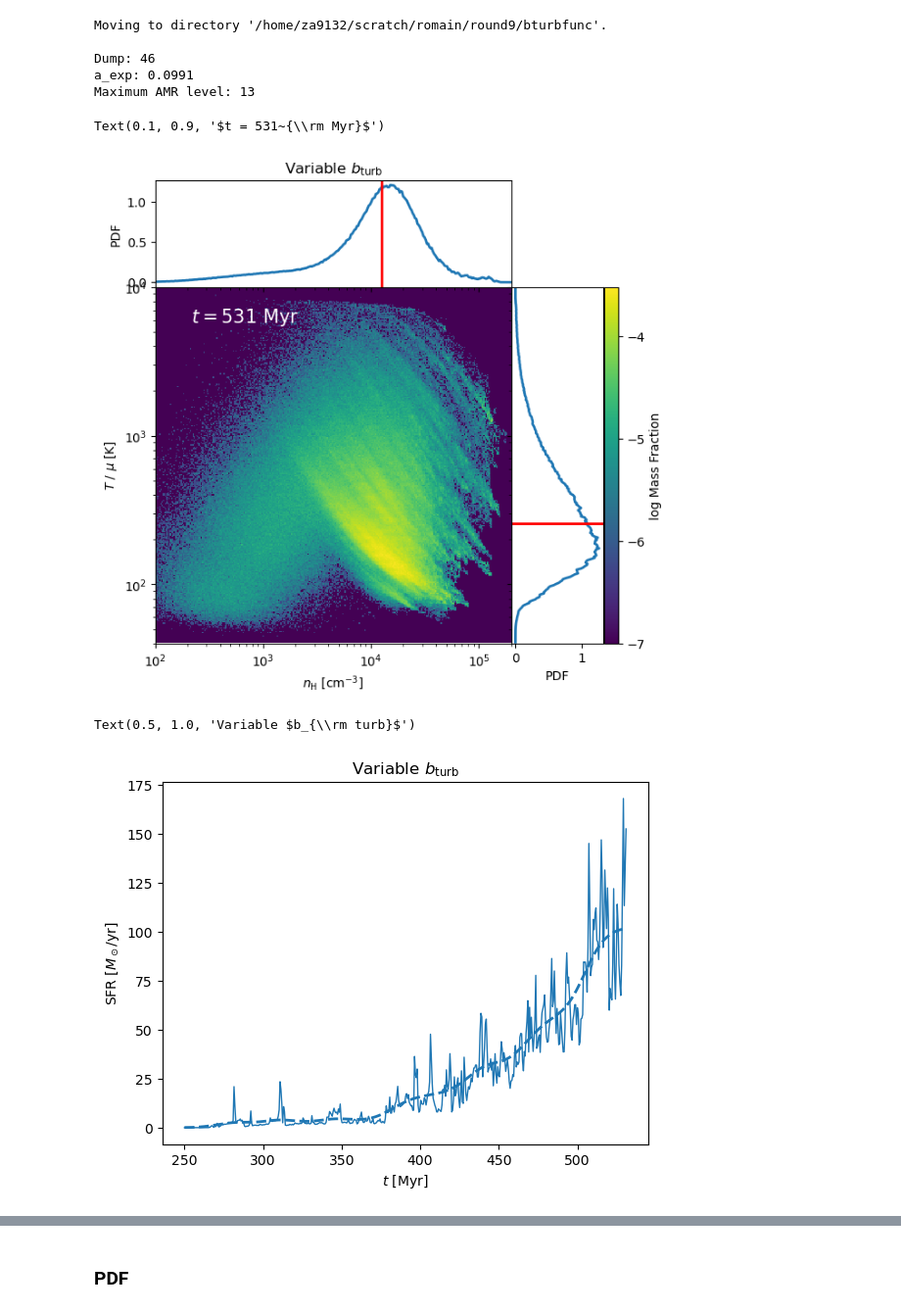
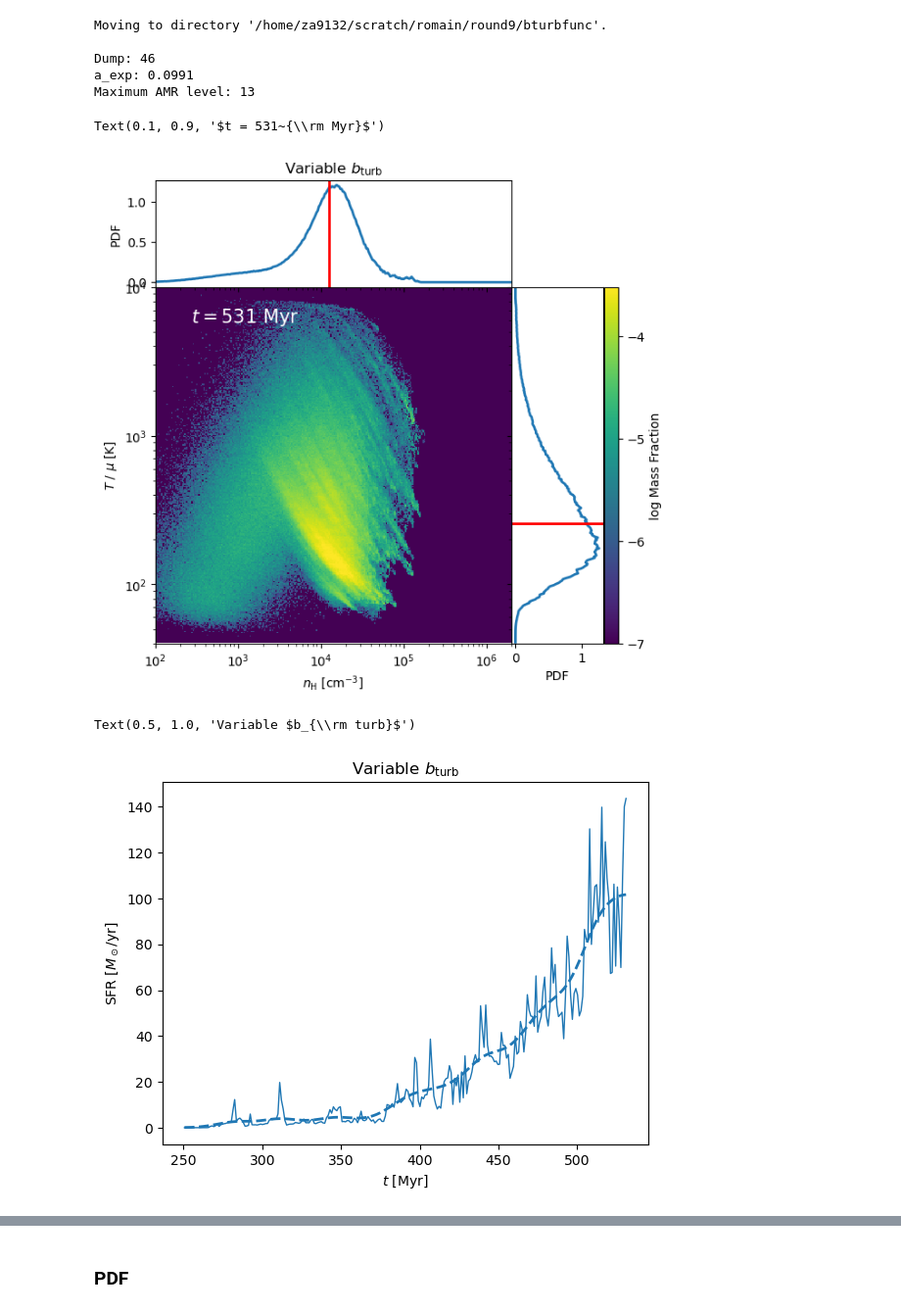
Before and after one commit to zandalman/RAMSES-analysis, a Jupyter notebook: star-formation-history.ipynb, the cells around one changed output, grey strips where cells are left out. Shown at 98% size. Drawn from its saved outputs; the diff is of its cells as text; code cells hidden in the pictures.

```diff
--- a/star-formation-history.ipynb
+++ b/star-formation-history.ipynb
@@ -30,7 +33,7 @@ starbirth_cat = SimpleNamespace(**np.load("starbirth.npz"))
 # stardeath_cat = SimpleNamespace(**np.load("stardeath.npz"))
 # %%
 nbins = 300
-n_H_extrema = (1e2, 2e5)
+n_H_extrema = (1e2, 2e6)
 temp_extrema = (4e1, 1e4)
 mass_frac_extrema = (1e-7, 3e-4)
 
@@ -49,37 +52,37 @@ mass_frac_2d = mass_2d / np.sum(star_cat.mass)
 im = ax1.pcolormesh(n_H_2d, temperature_2d, np.log10(mass_frac_2d + epsilon), vmin=np.log10(mass_frac_extrema[0]), vmax=np.log10(mass_frac_extrema[1]))
 
 ax1.set_xlabel(r"$n_{\rm H}$ [${\rm cm^{-3}}$]")
 ax1.set_ylabel(r"$T~/~\mu$ [K]")
 ax1.set_xscale('log')
 ax1.set_yscale('log')
 ax1.set_xlim(*n_H_extrema)
 ax1.set_ylim(*temp_extrema)
 
 ax2 = fig.add_axes([0, 1, 1, 0.3], sharex=ax1)
 plt.setp(ax2.get_xticklabels(), visible=False)
 plot_pdf(n_H[cond], ax=ax2, extrema=n_H_extrema, weights=star_cat.mass[cond], do_log=True, do_axes_labels=False, nbins=nbins, show_median=True)
 ax2.set_ylabel("PDF")
 
 ax3 = fig.add_axes([1, 0, 0.3, 1], sharey=ax1)
 plt.setp(ax3.get_yticklabels(), visible=False);
 plot_pdf(temp[cond], ax=ax3, extrema=temp_extrema, weights=star_cat.mass[cond], do_log=True, do_axes_labels=False, nbins=nbins, flip_axes=True, show_median=True)
 ax3.set_xlabel("PDF")
 
 cbar_ticks = np.arange(np.log10(mass_frac_extrema[0]), np.log10(mass_frac_extrema[1])+1)
 divider = make_axes_locatable(ax3)
 cax = divider.append_axes("right", size="15%", pad=0.01)
 plt.colorbar(im, ax=ax1, cax=cax, ticks=cbar_ticks, label=r"log Mass Fraction")
 
 ax2.set_title(sim_latex)
 
 ax1.annotate(r'$t = %.3g~{\rm Myr}$' % (time / const.Myr), (0.1, 0.9), xycoords='axes fraction', color='white', fontsize=15)
 
-# save_fig("starbirth-bturb1p0")
+# save_fig("starbirth-bturb0p3")
 # %% [output]
 Text(0.1, 0.9, '$t = 531~{\\rm Myr}$')
-[figure, old version]
+[figure, new version]
 # %%
-nbins = 500
+nbins = 256
 filter_sigma = 10 * const.Myr
 
 counts, bins = np.histogram(starbirth_cat.time, bins=nbins, weights=starbirth_cat.mass)
@@ -102,4 +105,4 @@ plt.title(sim_latex)
 # save_fig("SFR-dxmin")
 # %% [output]
 Text(0.5, 1.0, 'Variable $b_{\\rm turb}$')
-[figure, old version]
+[figure, new version]
```
Also changed, not shown: parts of 10 cells of this notebook, 1 other file.
